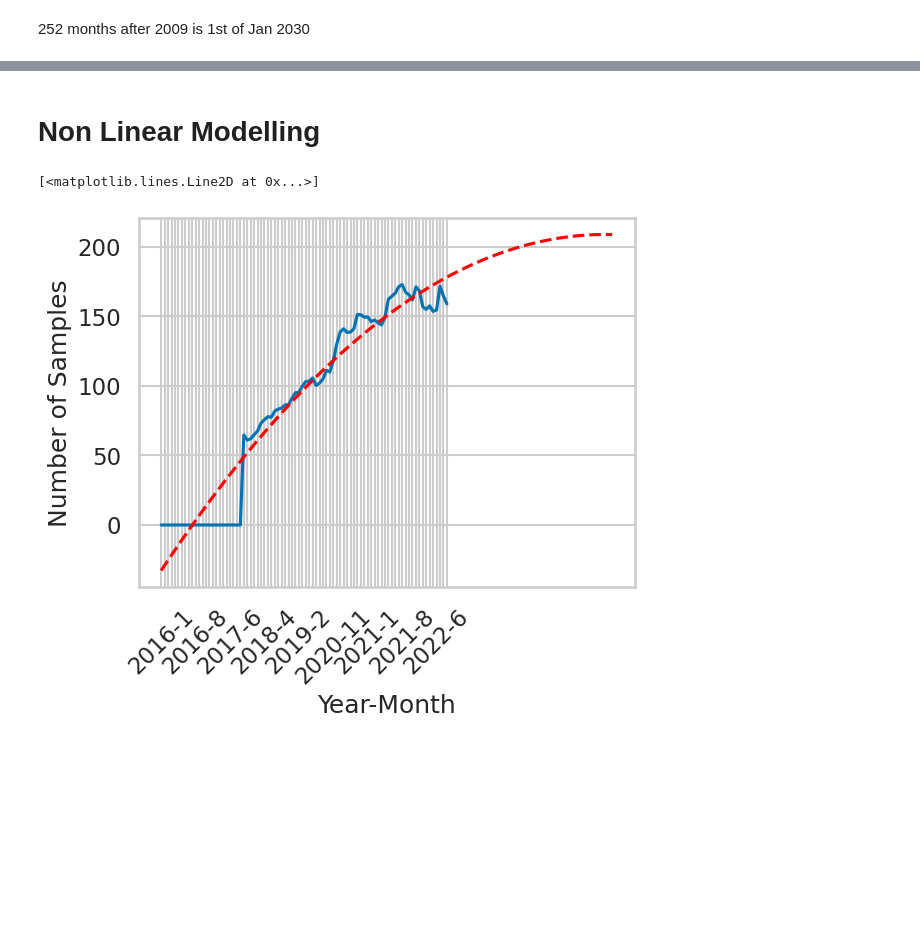
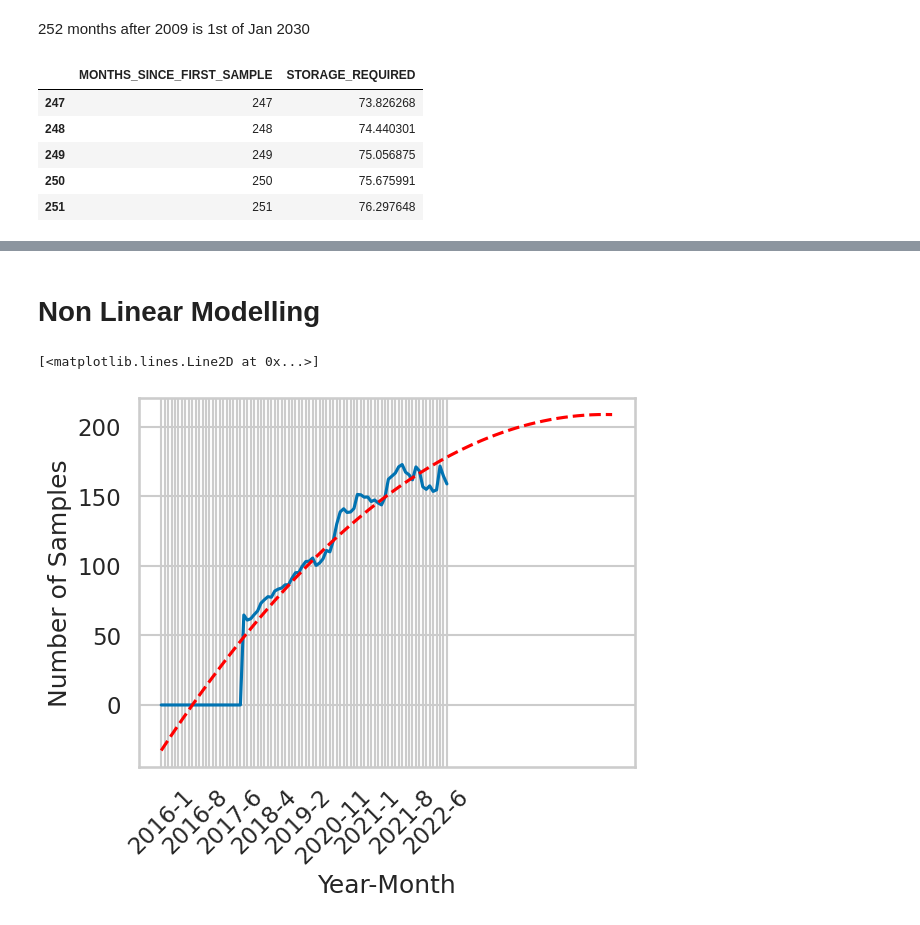
Before and after one commit to JackCurragh/RiboSeqOrg-Projections, a Jupyter notebook: notebooks/sample_growth.ipynb, the cells around one changed output, grey strips where cells are left out. Drawn from its saved outputs; the diff is of its cells as text; code cells hidden in the pictures; blank space fills up the shorter version.

Commit message:
changed sample space

```diff
--- a/notebooks/sample_growth.ipynb
+++ b/notebooks/sample_growth.ipynb
@@ -188,5 +196,14 @@ ax.set(xlabel='Months Since First Sample', ylabel='Storage Required (TB)')
 # %% [markdown]
 252 months after 2009 is 1st of Jan 2030
+# %%
+storage_required_df.tail()
+# %% [output]
+|  | MONTHS_SINCE_FIRST_SAMPLE | STORAGE_REQUIRED |
+| 247 | 247 | 73.826268 |
+| 248 | 248 | 74.440301 |
+| 249 | 249 | 75.056875 |
+| 250 | 250 | 75.675991 |
+| 251 | 251 | 76.297648 |
 # %%
 # Total storage required by 2030
 total_storage_required = storage_required_df[storage_required_df['MONTHS_SINCE_FIRST_SAMPLE'] == 251]['STORAGE_REQUIRED']
```
Also changed, not shown: parts of 6 cells of this notebook.
